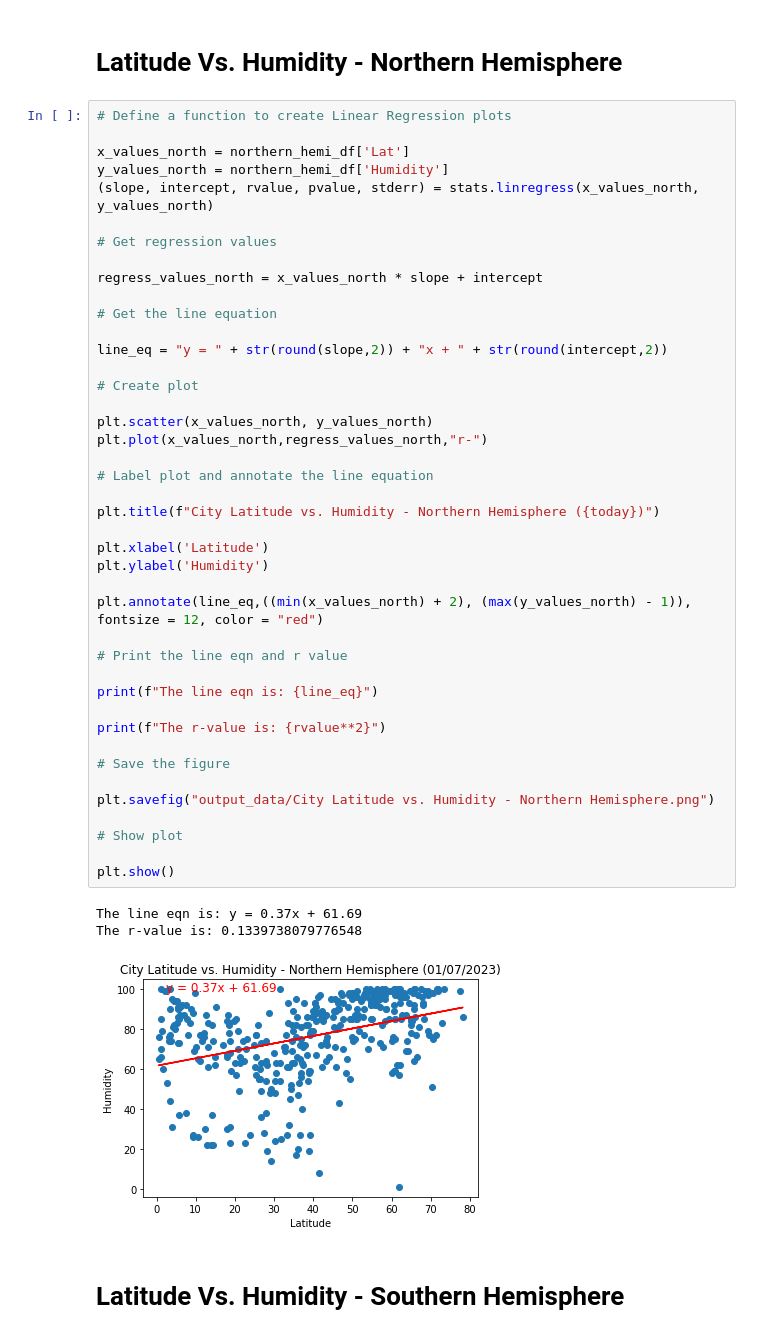
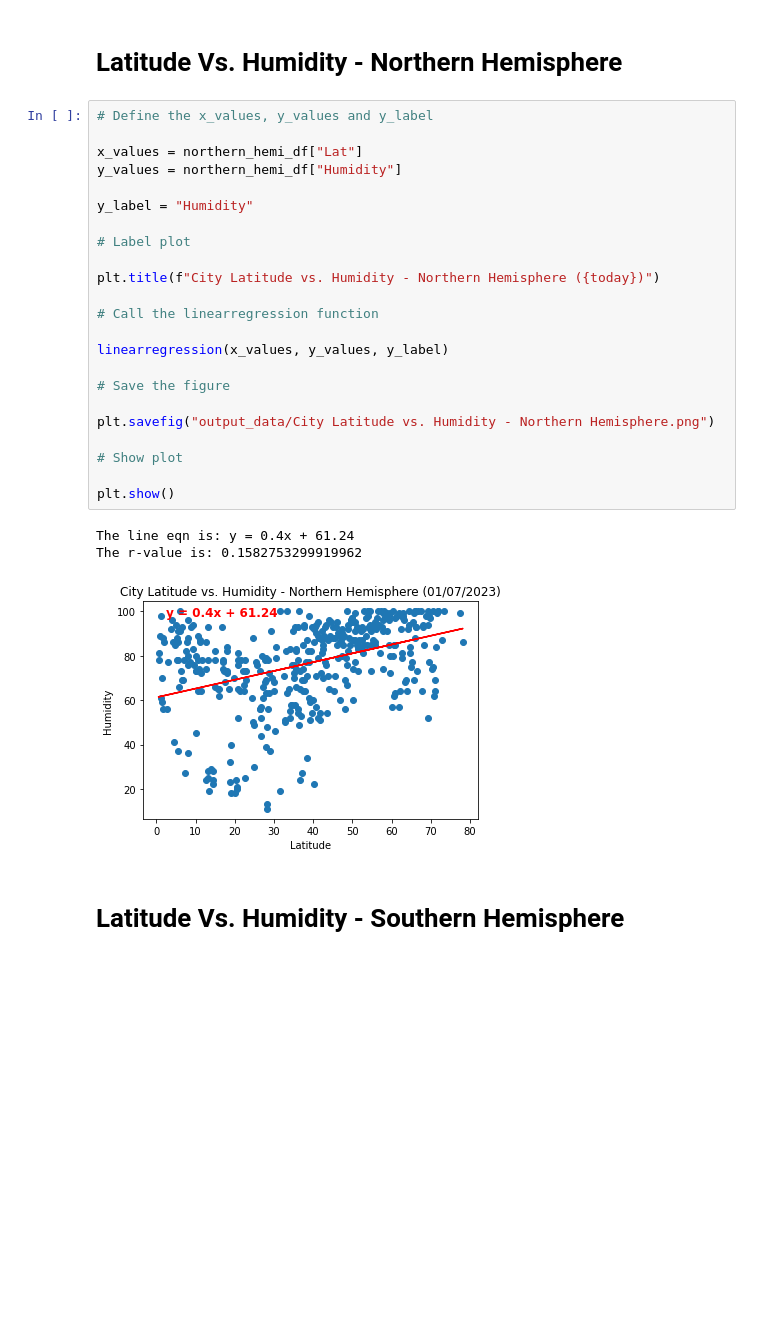
Before and after one commit to Anjana-Sanjeev/python-api-challenge, a Jupyter notebook: WeatherPy.ipynb, the cells around one changed output. Cells and saved outputs as stored; diff of their text form; blank space fills up the shorter version.

```diff
--- a/WeatherPy.ipynb
+++ b/WeatherPy.ipynb
@@ -449,51 +445,32 @@ The r-value is: 0.19377531274268617
     The linear regression model shows a positive correlation which indicates that as the cities latitude moves towards the equator, the maximum temperature increases and gets hotter.
 # %% [markdown]
 # Latitude Vs. Humidity - Northern Hemisphere
-# %%
-# Define a function to create Linear Regression plots
-
-x_values_north = northern_hemi_df['Lat']
-y_values_north = northern_hemi_df['Humidity']
-(slope, intercept, rvalue, pvalue, stderr) = stats.linregress(x_values_north, y_values_north)
-
-# Get regression values
-
-regress_values_north = x_values_north * slope + intercept
-
-# Get the line equation
-
-line_eq = "y = " + str(round(slope,2)) + "x + " + str(round(intercept,2))
-
-# Create plot
-
-plt.scatter(x_values_north, y_values_north)
-plt.plot(x_values_north,regress_values_north,"r-")
-
-# Label plot and annotate the line equation
-
-plt.title(f"City Latitude vs. Humidity - Northern Hemisphere ({today})")
-
-plt.xlabel('Latitude')
-plt.ylabel('Humidity')
-
-plt.annotate(line_eq,((min(x_values_north) + 2), (max(y_values_north) - 1)), fontsize = 12, color = "red")
-
-# Print the line eqn and r value
-
-print(f"The line eqn is: {line_eq}")
-
-print(f"The r-value is: {rvalue**2}")
-
-# Save the figure
-
-plt.savefig("output_data/City Latitude vs. Humidity - Northern Hemisphere.png")
-
-# Show plot
-
-plt.show()
-# %% [output]
-The line eqn is: y = 0.37x + 61.69
-The r-value is: 0.1339738079776548
-[figure, removed]
+# %%
+# Define the x_values, y_values and y_label
+
+x_values = northern_hemi_df["Lat"]
+y_values = northern_hemi_df["Humidity"]
+
+y_label = "Humidity"
+
+# Label plot
+
+plt.title(f"City Latitude vs. Humidity - Northern Hemisphere ({today})")
+
+# Call the linearregression function
+
+linearregression(x_values, y_values, y_label)
+
+# Save the figure
+
+plt.savefig("output_data/City Latitude vs. Humidity - Northern Hemisphere.png")
+
+# Show plot
+
+plt.show()
+# %% [output]
+The line eqn is: y = 0.4x + 61.24
+The r-value is: 0.1582753299919962
+[figure, added]
 # %% [markdown]
 # Latitude Vs. Humidity - Southern Hemisphere
```
Also changed, not shown: parts of 28 cells of this notebook, 15 other files.
